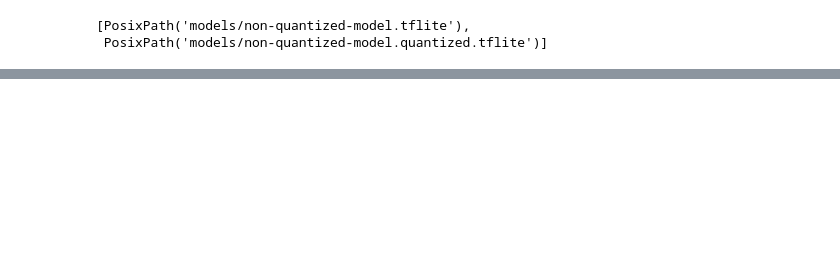
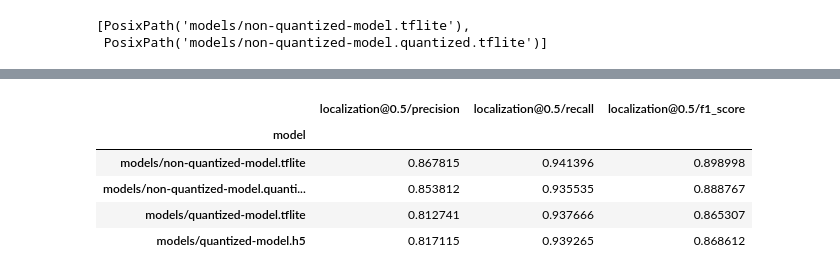
Before and after one commit to kmkolasinski/keras_detection, a Jupyter notebook: notebooks/fpn_builder_random_rectangles.ipynb, the cells around one changed output, grey strips where cells are left out. Cells and saved outputs as stored; diff of their text form; code cells hidden in the pictures; blank space fills up the shorter version.

```diff
--- a/notebooks/fpn_builder_random_rectangles.ipynb
+++ b/notebooks/fpn_builder_random_rectangles.ipynb
@@ -556,0 +569,27 @@ INFO:tensorflow:
+# %%
+from collections import defaultdict
+
+num_batches_to_test = 5
+iou_threshold = 0.5
+test_models = {str(path): builder.as_box_detector(path, is_quantized=True) for path in all_tflite_paths}
+test_models_metrics = defaultdict(list)
+
+print(f"Test models: {test_models.keys()}")
+
+for i in range(num_batches_to_test):
+  print("Testing batch: ", i)
+  batch_data = map_nested_dict(next(train_dataset_iterator), lambda x: x.numpy())
+  image_data = ImageData.from_dict(batch_data)
+
+  for k, predictor in test_models.items():
+    print(f" => Predicting: {k}")
+    predictions_per_image = predictor.predict(image_data.features.image)
+    targets_per_image = image_data.labels.unbatch()
+
+    metrics = []
+    for target, predicted in zip(targets_per_image, predictions_per_image):
+      metrics += det_metrics.image_localization_metrics(
+          target=target, predicted=predicted.to_labels_frame(),
+          iou_threshold=iou_threshold
+      )
+    test_models_metrics[k] += metrics
@@ -556,0 +614,16 @@ INFO:tensorflow:
+# %%
+import pandas as pd
+
+data = defaultdict(list)
+for model_name, metrics in test_models_metrics.items():
+  for m in det_metrics.aggregate_metrics(metrics):
+    data[m.name].append(m.value)
+  data["model"].append(model_name)
+pd.DataFrame(data).set_index("model")
+# %% [output]
+|  | localization@0.5/precision | localization@0.5/recall | localization@0.5/f1_score |
+| model |  |  |  |
+| models/non-quantized-model.tflite | 0.867815 | 0.941396 | 0.898998 |
+| models/non-quantized-model.quanti... | 0.853812 | 0.935535 | 0.888767 |
+| models/quantized-model.tflite | 0.812741 | 0.937666 | 0.865307 |
+| models/quantized-model.h5 | 0.817115 | 0.939265 | 0.868612 |
```
Also changed, not shown: parts of 42 cells of this notebook.
